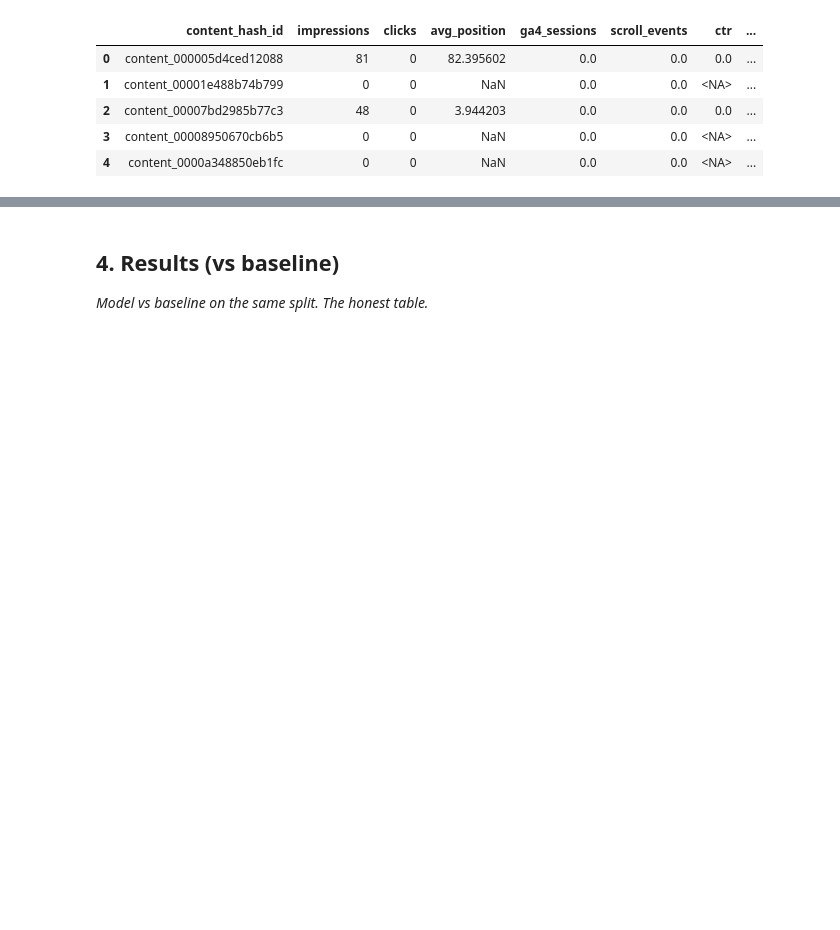
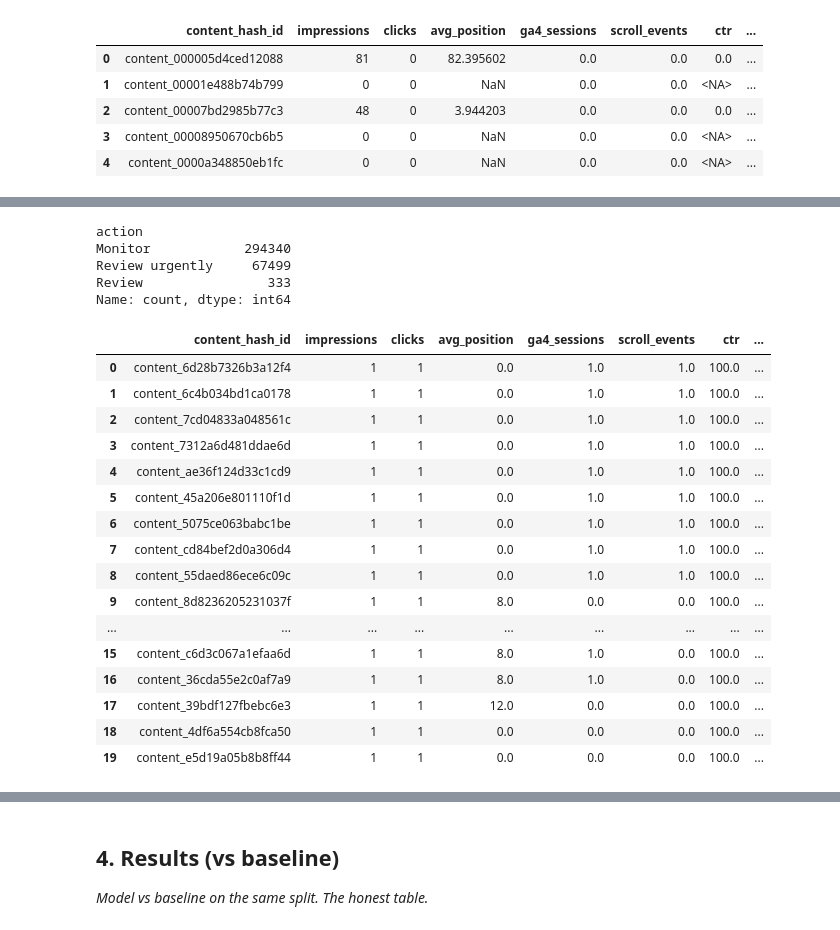
Before and after one commit to ShardhaBatra/flyrank-ml-internship, a Jupyter notebook: work/notebooks/capstone.ipynb, the cells around one changed output, grey strips where cells are left out. Drawn from its saved outputs; the diff is of its cells as text; code cells hidden in the pictures; blank space fills up the shorter version.

```diff
--- a/work/notebooks/capstone.ipynb
+++ b/work/notebooks/capstone.ipynb
@@ -711,0 +746,11 @@ Content available in both April and May: 362172
+# %%
+april_features = april_features.merge(
+    comparison_apr_may[
+        ["content_hash_id", "future_decline"]
+    ],
+    on="content_hash_id",
+    how="left"
+)
+
+print(april_features.shape)
+print(april_features["future_decline"].value_counts())
@@ -711,0 +788,8 @@ Content available in both April and May: 362172
+# %%
+X_april["ctr"] = X_april["ctr"].fillna(0)
+X_april["avg_position"] = X_april["avg_position"].fillna(0)
+X_april["ga4_sessions"] = X_april["ga4_sessions"].fillna(0)
+X_april["scroll_events"] = X_april["scroll_events"].fillna(0)
+
+print("Remaining missing values:")
+print(X_april.isnull().sum())
@@ -711,0 +810,4 @@ Content available in both April and May: 362172
+# %%
+april_features["decline_probability"] = model.predict_proba(X_april)[:, 1]
+
+print(april_features["decline_probability"].describe())
@@ -711,0 +824,46 @@ Content available in both April and May: 362172
+# %%
+def assign_action(probability):
+    if probability >= 0.70:
+        return "Review urgently"
+    elif probability >= 0.40:
+        return "Review"
+    else:
+        return "Monitor"
+
+april_features["action"] = (
+    april_features["decline_probability"]
+    .apply(assign_action)
+)
+
+print(april_features["action"].value_counts())
+# %% [output]
+action
+Monitor            294340
+Review urgently     67499
+Review                333
+Name: count, dtype: int64
+# %%
+ranked_recommendations = april_features.sort_values(
+    by="decline_probability",
+    ascending=False
+).reset_index(drop=True)
+
+ranked_recommendations.head(20)
+# %% [output]
+|  | content_hash_id | impressions | clicks | avg_position | ga4_sessions | scroll_events | ctr | ... |
+| 0 | content_6d28b7326b3a12f4 | 1 | 1 | 0.0 | 1.0 | 1.0 | 100.0 | ... |
+| 1 | content_6c4b034bd1ca0178 | 1 | 1 | 0.0 | 1.0 | 1.0 | 100.0 | ... |
+| 2 | content_7cd04833a048561c | 1 | 1 | 0.0 | 1.0 | 1.0 | 100.0 | ... |
+| 3 | content_7312a6d481ddae6d | 1 | 1 | 0.0 | 1.0 | 1.0 | 100.0 | ... |
+| 4 | content_ae36f124d33c1cd9 | 1 | 1 | 0.0 | 1.0 | 1.0 | 100.0 | ... |
+| 5 | content_45a206e801110f1d | 1 | 1 | 0.0 | 1.0 | 1.0 | 100.0 | ... |
+| 6 | content_5075ce063babc1be | 1 | 1 | 0.0 | 1.0 | 1.0 | 100.0 | ... |
+| 7 | content_cd84bef2d0a306d4 | 1 | 1 | 0.0 | 1.0 | 1.0 | 100.0 | ... |
+| 8 | content_55daed86ece6c09c | 1 | 1 | 0.0 | 1.0 | 1.0 | 100.0 | ... |
+| 9 | content_8d8236205231037f | 1 | 1 | 8.0 | 0.0 | 0.0 | 100.0 | ... |
+| ... | ... | ... | ... | ... | ... | ... | ... | ... |
+| 15 | content_c6d3c067a1efaa6d | 1 | 1 | 8.0 | 1.0 | 0.0 | 100.0 | ... |
+| 16 | content_36cda55e2c0af7a9 | 1 | 1 | 8.0 | 1.0 | 0.0 | 100.0 | ... |
+| 17 | content_39bdf127fbebc6e3 | 1 | 1 | 12.0 | 0.0 | 0.0 | 100.0 | ... |
+| 18 | content_4df6a554cb8fca50 | 1 | 1 | 0.0 | 0.0 | 0.0 | 100.0 | ... |
+| 19 | content_e5d19a05b8b8ff44 | 1 | 1 | 0.0 | 0.0 | 0.0 | 100.0 | ... |
```
Also changed, not shown: parts of 17 cells of this notebook.
